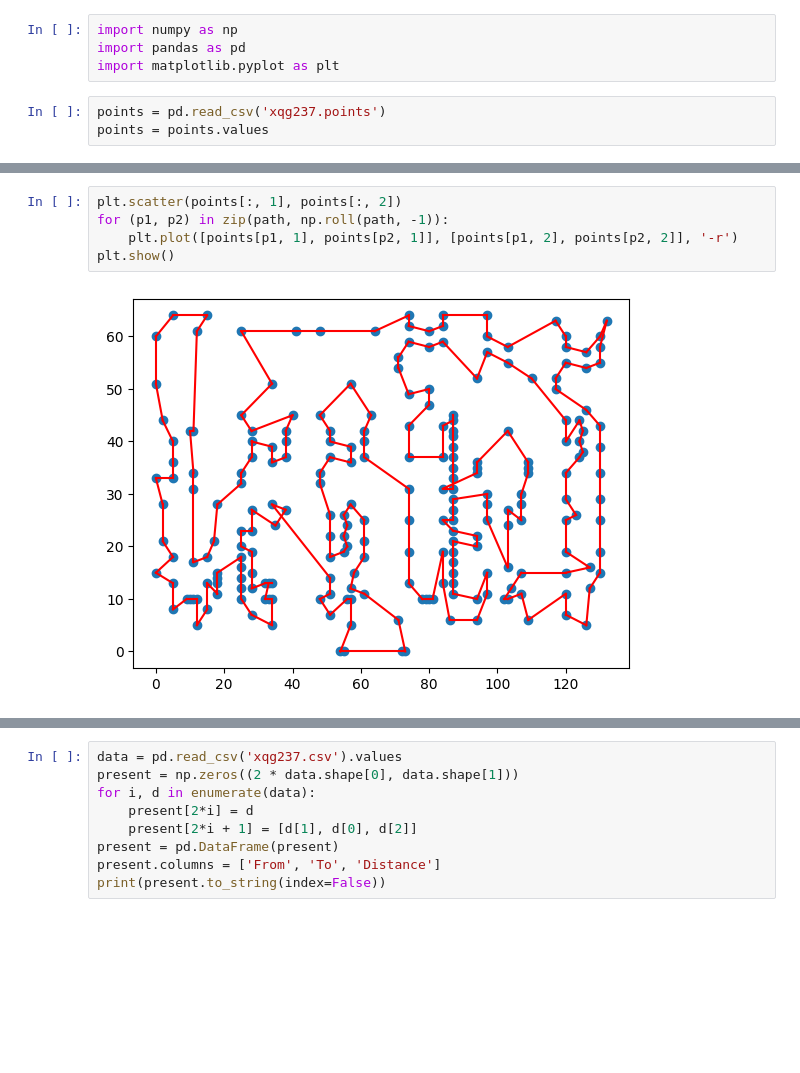
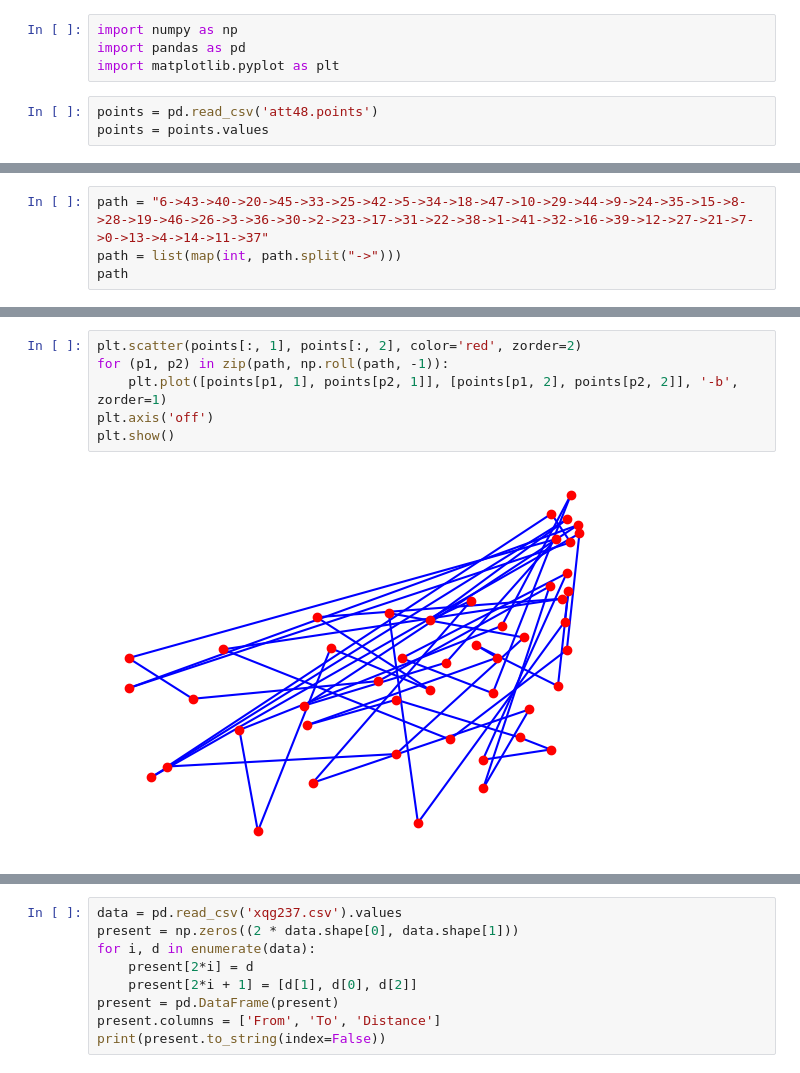
Before and after one commit to MrResor/Master-Thesis, a Jupyter notebook: present.ipynb, the cells around one changed output, grey strips where cells are left out. Cells and saved outputs as stored; diff of their text form; blank space fills up the shorter version.

Commit message:
Used to create plots for master thesis.

```diff
--- a/present.ipynb
+++ b/present.ipynb
@@ -3,7 +3,7 @@ import numpy as np
 import pandas as pd
 import matplotlib.pyplot as plt
 # %%
-points = pd.read_csv('xqg237.points')
+points = pd.read_csv('att48.points')
 points = points.values
 # %%
 a = plt.scatter(points[:, 1], points[:, 2])
@@ -33,0 +12,4 @@ path
+# %%
+path = "6->43->40->20->45->33->25->42->5->34->18->47->10->29->44->9->24->35->15->8->28->19->46->26->3->36->30->2->23->17->31->22->38->1->41->32->16->39->12->27->21->7->0->13->4->14->11->37"
+path = list(map(int, path.split("->")))
+path
@@ -34,7 +34,8 @@ path
 # %%
-plt.scatter(points[:, 1], points[:, 2])
+plt.scatter(points[:, 1], points[:, 2], color='red', zorder=2)
 for (p1, p2) in zip(path, np.roll(path, -1)):
-    plt.plot([points[p1, 1], points[p2, 1]], [points[p1, 2], points[p2, 2]], '-r')
+    plt.plot([points[p1, 1], points[p2, 1]], [points[p1, 2], points[p2, 2]], '-b', zorder=1)
+plt.axis('off')
 plt.show()
 # %% [output]
-[figure, old version]
+[figure, new version]
```
Also changed, not shown: parts of 7 cells of this notebook.
